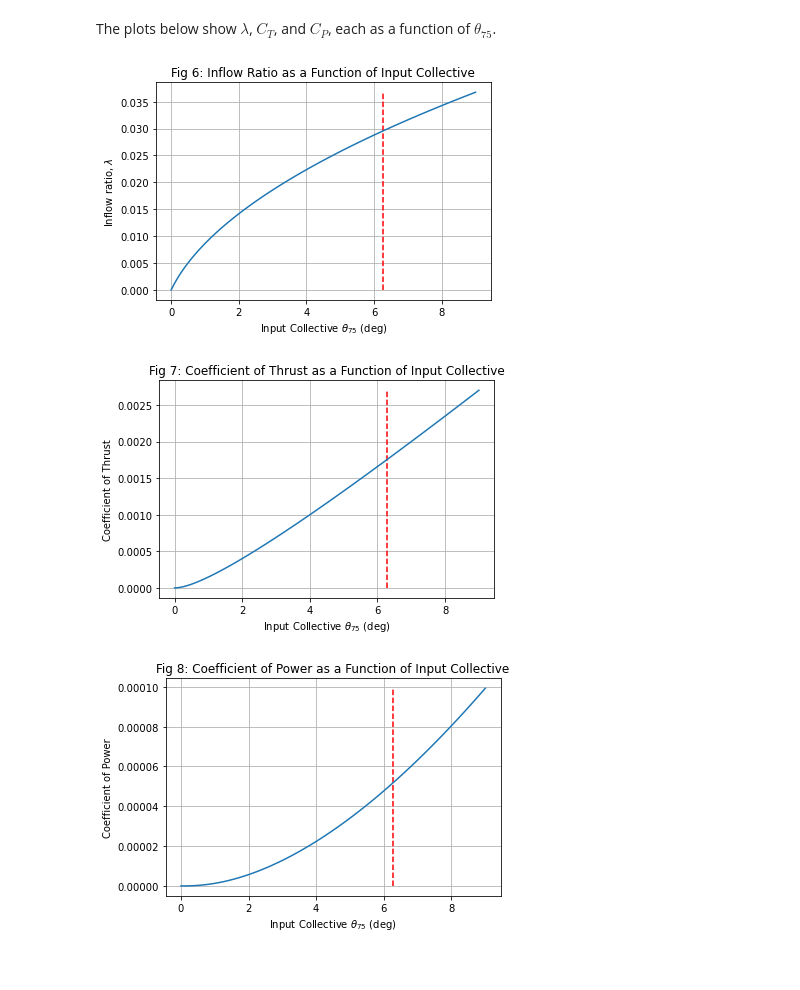
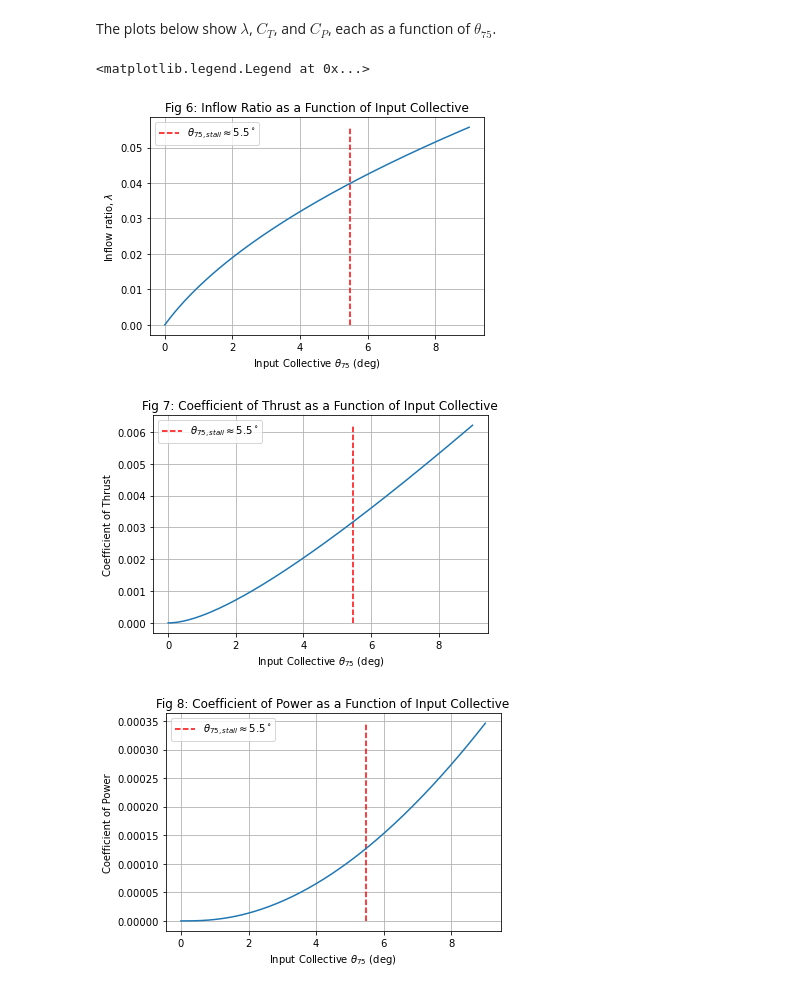
Before and after one commit to nruhl25/HoveringVehicleDesign, a Jupyter notebook: hw3/hw3_report.ipynb, the cells around one changed output. Cells and saved outputs as stored; diff of their text form; code cells hidden in the pictures.

```diff
--- a/hw3/hw3_report.ipynb
+++ b/hw3/hw3_report.ipynb
@@ -87,0 +98,8 @@ rotor = Rotor()
+# %%
+rs = np.linspace(0.1, 1, 100)  # Non-dimensional blade radius
+theta_75 = np.deg2rad(5)       # Blade twist at 75%R
+
+plt.plot(rs, np.rad2deg(Theta(rs, theta_75)))
+plt.ylabel(r"Blade twist, $\theta(r)$ (deg)")
+plt.xlabel("Non-dimensional radius, r")
+plt.grid()
@@ -95,13 +115,12 @@ Let's first consider the profiles of $\lambda$, $c_T$, and $c_P$ as a function o
 theta_75 = np.deg2rad(5)
 
 CT, CP = calc_CT_CP(theta_75, rotor)
-
-rs = np.linspace(0.0001, 1, 100)  # Non-dimensional blade radius
+# I originally wrote the above function to do numerical integration, but replaced it with the closed form solution
 
 plt.figure(1)
-plt.title("Fig 1a: Inflow Distribution")
-plt.plot(rs, Lambda(rs, theta_75, rotor),label=f"$\lambda={Lambda(1, theta_75, rotor):.5f}$")
-plt.plot([],[],label=rf"Momentum theory: $\lambda_h$={np.sqrt(CT/2):.5f}")
+plt.title("Fig 1a: Inflow Distribution across rotor blade")
+plt.plot(rs, Lambda(rs, theta_75, rotor),label=f"$\lambda={Lambda(1, theta_75, rotor):.6f}$")
+plt.plot([],[],label=rf"Momentum theory: $\lambda_h$={np.sqrt(CT/2):.6f}")
 plt.grid()
 plt.xlabel("Non-dimensional radial position, r")
 plt.ylabel(r"Local Inflow Ratio, $\lambda$")
@@ -112,7 +131,7 @@ plt.title("Fig 2a: Thrust Distribution")
 plt.plot(rs, dCT(rs, theta_75, rotor), label=fr'$C_T$={CT:.5f}')
 plt.grid()
 plt.xlabel("Non-dimensional radial position, r")
-plt.ylabel("Local Thrust Coefficient")
+plt.ylabel("Local Thrust Coefficient, $c_T$")
 plt.legend()
 
 plt.figure(3)
@@ -120,11 +139,11 @@ plt.title("Fig 3a: Induced Power Distribution")
 plt.plot(rs, dCP(rs, theta_75, rotor), label=fr'$C_P$={CP:.5f}')
 plt.grid()
 plt.xlabel("Non-dimensional radial position, r")
-plt.ylabel("Local Power Coefficient")
+plt.ylabel("Local Power Coefficient, $c_P$")
 plt.legend()
 
 plt.figure(4)
-plt.title("Fig 4a: Local angle of attack across rotor blade")
+plt.title("Fig 4a: Local angle of attack distribution")
 plt.plot(rs, np.rad2deg(Alpha(rs, theta_75, rotor)))
 plt.grid()
 plt.xlabel("Non-dimensional radial position, r")
@@ -201,7 +220,7 @@ The next step of the analysis is to calculate the total performance coefficients
 # %%
 # Code for plotting Performance as a function of input collective
-r_hub = 0.2  # non-dimensional radius of the hub
-N_thetas = 100
+r_hub = 0.12  # non-dimensional radius of the hub
+N_thetas = 200
 theta75_deg = np.linspace(0,9,N_thetas)
 theta75_rad = np.deg2rad(theta75_deg)
 
@@ -222,8 +241,9 @@ theta75_stall = theta75_deg[stall_indx]
 plt.figure(5)
 plt.title('Fig 5: Local AoA vs Input Collective at 75%R')
 plt.plot(theta75_deg, alpha_hub_list)
-plt.vlines(x=theta75_stall, ymin=min(alpha_hub_list), ymax=max(alpha_hub_list), color='r', linestyle='--')
+plt.vlines(x=theta75_stall, ymin=min(alpha_hub_list), ymax=max(alpha_hub_list), color='r', linestyle='--',label=rf"$\theta_{{75,stall}} \approx${theta75_stall:.1f}$^\circ$")
 plt.xlabel(r"Input Collective $\theta_{75}$ (deg)")
 plt.ylabel(r"Local angle of attack at the rotor hub, $\alpha_{hub}$")
 plt.grid()
+plt.legend()
 # %% [output]
@@ -233,28 +254,32 @@ The plots below show $\lambda$, $C_T$, and $C_P$, each as a function of $\theta_
 # %%
 plt.figure(6)
 plt.title("Fig 6: Inflow Ratio as a Function of Input Collective")
 plt.plot(theta75_deg, lambda_list)
-plt.vlines(x=theta75_stall, ymin=min(lambda_list), ymax=max(lambda_list), color='r', linestyle='--')
+plt.vlines(x=theta75_stall, ymin=min(lambda_list), ymax=max(lambda_list), color='r', linestyle='--', label=rf"$\theta_{{75,stall}} \approx${theta75_stall:.1f}$^\circ$")
 plt.xlabel(r"Input Collective $\theta_{75}$ (deg)")
 plt.ylabel(r"Inflow ratio, $\lambda$")
 plt.grid()
+plt.legend()
 
 plt.figure(7)
 plt.title("Fig 7: Coefficient of Thrust as a Function of Input Collective")
 plt.plot(theta75_deg, CT_list)
-plt.vlines(x=theta75_stall, ymin=min(CT_list), ymax=max(CT_list), color='r', linestyle='--')
+plt.vlines(x=theta75_stall, ymin=min(CT_list), ymax=max(CT_list), color='r', linestyle='--', label=rf"$\theta_{{75,stall}} \approx${theta75_stall:.1f}$^\circ$")
 plt.xlabel(r"Input Collective $\theta_{75}$ (deg)")
 plt.ylabel("Coefficient of Thrust")
 plt.grid()
+plt.legend()
 
 plt.figure(8)
 plt.title("Fig 8: Coefficient of Power as a Function of Input Collective")
 plt.plot(theta75_deg, CP_list)
-plt.vlines(x=theta75_stall, ymin=min(CP_list), ymax=max(CP_list), color='r', linestyle='--')
+plt.vlines(x=theta75_stall, ymin=min(CP_list), ymax=max(CP_list), color='r', linestyle='--', label=rf"$\theta_{{75,stall}} \approx${theta75_stall:.1f}$^\circ$")
 plt.xlabel(r"Input Collective $\theta_{75}$ (deg)")
 plt.ylabel("Coefficient of Power")
 plt.grid()
+plt.legend()
 # %% [output]
+<matplotlib.legend.Legend at 0x...>
-[figure, old version]
+[figure, new version]
-[figure, old version]
+[figure, new version]
-[figure, old version]
+[figure, new version]
```
Also changed, not shown: parts of 12 cells of this notebook, 7 other files.
